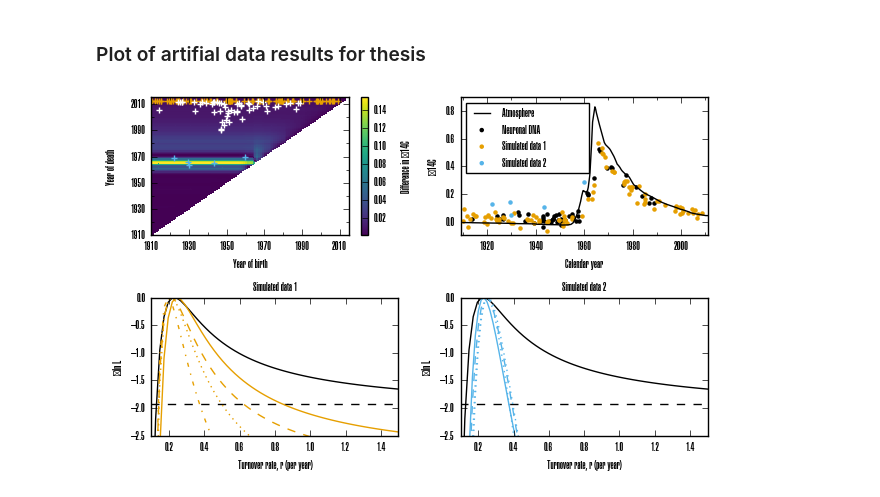
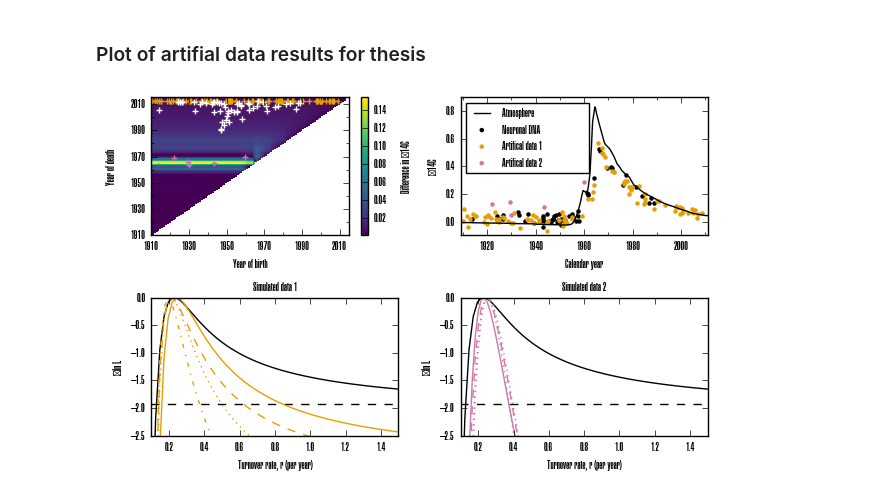
Before and after one commit to fabianrost84/C14, a Jupyter notebook: C14 parameter estimation.ipynb, the cells around one changed output. Drawn from its saved outputs; the diff is of its cells as text; code cells hidden in the pictures.

Commit message:
update 14C adittional samples figure

```diff
--- a/C14 parameter estimation.ipynb
+++ b/C14 parameter estimation.ipynb
@@ -745,7 +745,7 @@ pcm = ax[0,0].pcolormesh(birth_times, death_times, C14_diff, cmap = 'viridis', s
 ax[0,0].scatter(new_artifical_data_recent['Dbirth'].values, new_artifical_data_recent['Dcoll'].values,
                 marker = '+', c = colorcycle[1])
 ax[0,0].scatter(new_artifical_data['Dbirth'].values, new_artifical_data['Dcoll'].values,
-                marker = '+', c = colorcycle[2])
+                marker = '+', c = colorcycle[7])
 ax[0,0].scatter(c14_i_data['Dbirth'].values, c14_i_data['Dcoll'].values, marker = '+', c = 'white')
 ax[0,0].set_xlabel('Year of birth')
 ax[0,0].set_ylabel('Year of death', labelpad=10)
@@ -768,9 +768,9 @@ ax[0,1].plot(time, K(time), label = 'Atmosphere                    ', color = 'b
 ax[0,1].scatter(c14_i_data['Dbirth'], c14_i_data['d14C'],
                 color = 'black', label = 'Neuronal DNA                        ', s = msize)
 ax[0,1].scatter(new_artifical_data_recent['Dbirth'], new_artifical_data_recent['d14C'],
-                color = colorcycle[1], label = 'Simulated data 1', s = msize)
+                color = colorcycle[1], label = 'Artifical data 1', s = msize)
 ax[0,1].scatter(new_artifical_data['Dbirth'], new_artifical_data['d14C'],
-                color = colorcycle[2], label = 'Simulated data 2     ', s = msize)
+                color = colorcycle[7], label = 'Artifical data 2     ', s = msize)
 
 
 ax[0,1].set_xlim((1909, 2011))
@@ -786,33 +786,33 @@ ax[1,0].set_ylim(-2.5, 0)
 ax[1,0].set_xlabel('Turnover rate, r (per year)')
 ax[1,0].set_ylabel(u'Δln L')
 ax[1,0].plot(profile_r_2POP[0], -sp.array(profile_r_2POP[1]), 'black')
 # ax[1,0].plot(rs, -(neglogL-M_2POP.fval), 'black')
 ax[1,0].plot([0, 10], [-1.92, -1.92], 'k--')
 for i, profile in profiles_recent.iteritems():
     ax[1,0].plot(profile[0], -sp.array(profile[1]), color = colorcycle[1], ls = lineStyles[len(profile) - i])
     if i == len(lineStyles):
         break
 
 ax[1,1].set_title('Simulated data 2', fontsize = 8)
 ax[1,1].set_xlim(0.1, 1.5)
 ax[1,1].set_ylim(-2.5, 0)
 ax[1,1].set_xlabel('Turnover rate, r (per year)')
 ax[1,1].set_ylabel(u'Δln L')
 ax[1,1].plot(profile_r_2POP[0], -sp.array(profile_r_2POP[1]), 'black')
 # ax[1,1].plot(rs, -(neglogL-M_2POP.fval), 'black')
 ax[1,1].plot([0, 10], [-1.92, -1.92], 'k--')
 for i, profile in profiles.iteritems():
-    ax[1,1].plot(profile[0], -sp.array(profile[1]), color = colorcycle[2], ls = lineStyles[i-1])
+    ax[1,1].plot(profile[0], -sp.array(profile[1]), color = colorcycle[7], ls = lineStyles[i-1])
     if i == len(lineStyles):
         break
 
 plt.tight_layout()
 
 exportname = 'c14_add_data'
 plt.savefig('{}.svg'.format(exportname))
-# os.system('inkscape -D -z --file={0}.svg --export-pdf={0}.pdf'.format(exportname))
+os.system('inkscape -D -z --file={0}.svg --export-pdf={0}.pdf'.format(exportname))
 
 
 plt.show()
 # %% [output]
-[figure, old version]
+[figure, new version]
```
Also changed, not shown: parts of 1 cell of this notebook, 2 other files.
